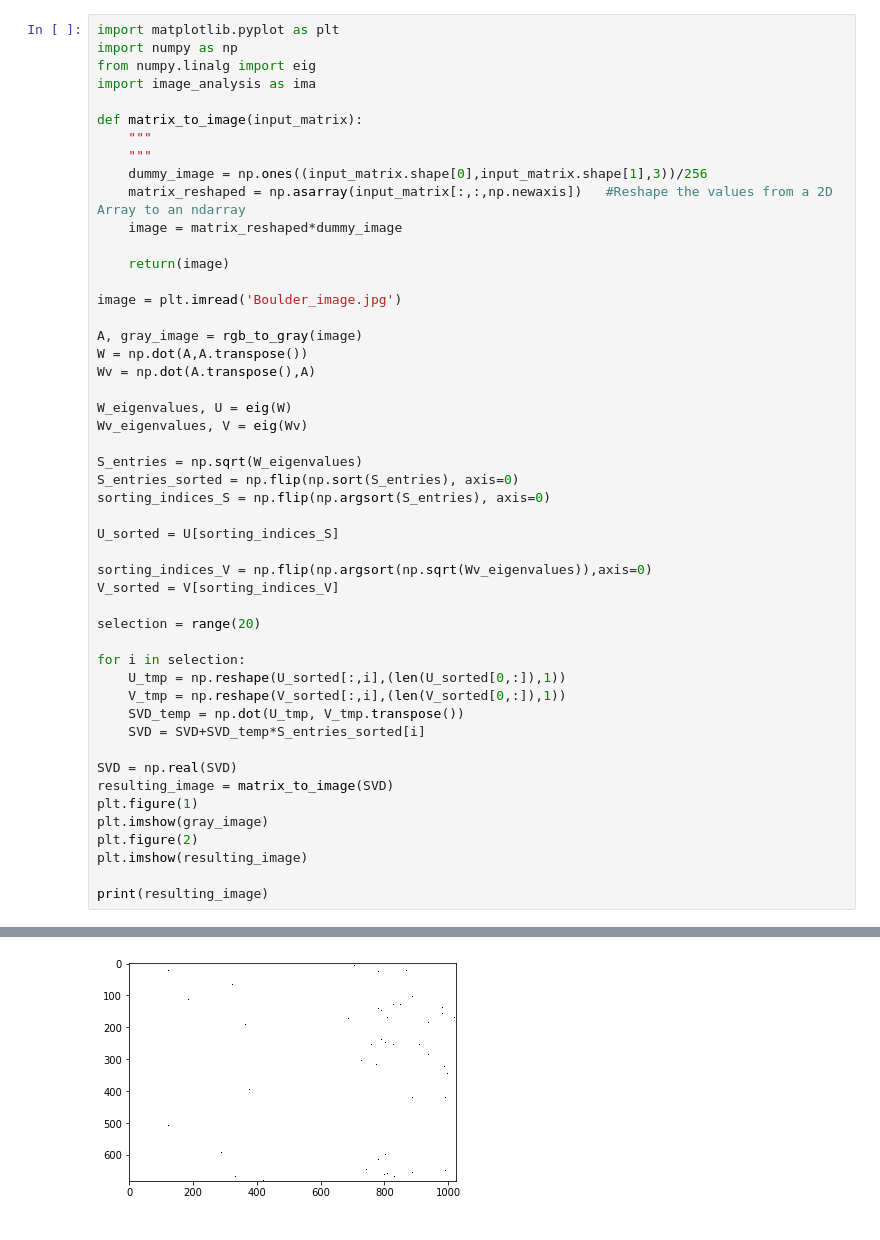
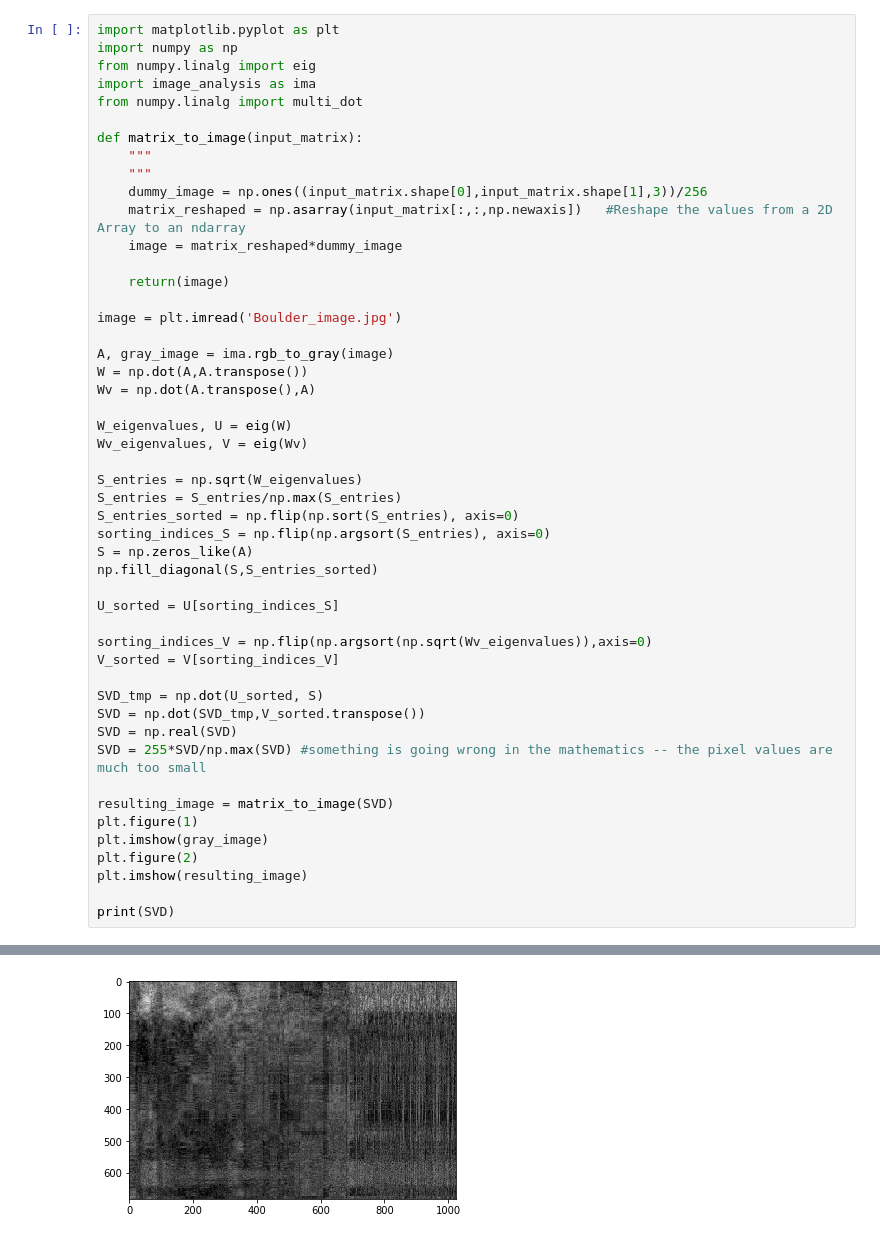
Before and after one commit to tcvanthiel/Image-Compression, a Jupyter notebook: matrix_manipulations.ipynb, the cells around one changed output, grey strips where cells are left out. Cells and saved outputs as stored; diff of their text form.

Commit message:
Save at the end of day 4, something wrong with the maths since the pixel values are much too small

```diff
--- a/matrix_manipulations.ipynb
+++ b/matrix_manipulations.ipynb
@@ -3,6 +3,7 @@ import matplotlib.pyplot as plt
 import numpy as np
 from numpy.linalg import eig
 import image_analysis as ima
+from numpy.linalg import multi_dot
 
 def matrix_to_image(input_matrix):
     """
@@ -15,7 +16,7 @@ def matrix_to_image(input_matrix):
 
 image = plt.imread('Boulder_image.jpg')
 
-A, gray_image = rgb_to_gray(image)
+A, gray_image = ima.rgb_to_gray(image)
 W = np.dot(A,A.transpose())
 Wv = np.dot(A.transpose(),A)
 
@@ -23,29 +24,28 @@ W_eigenvalues, U = eig(W)
 Wv_eigenvalues, V = eig(Wv)
 
 S_entries = np.sqrt(W_eigenvalues)
+S_entries = S_entries/np.max(S_entries)
 S_entries_sorted = np.flip(np.sort(S_entries), axis=0)
 sorting_indices_S = np.flip(np.argsort(S_entries), axis=0)
+S = np.zeros_like(A)
+np.fill_diagonal(S,S_entries_sorted)
 
 U_sorted = U[sorting_indices_S]
 
 sorting_indices_V = np.flip(np.argsort(np.sqrt(Wv_eigenvalues)),axis=0)
 V_sorted = V[sorting_indices_V]
 
-selection = range(20)
+SVD_tmp = np.dot(U_sorted, S)
+SVD = np.dot(SVD_tmp,V_sorted.transpose())
+SVD = np.real(SVD)
+SVD = 255*SVD/np.max(SVD) #something is going wrong in the mathematics -- the pixel values are much too small
 
-for i in selection:
-    U_tmp = np.reshape(U_sorted[:,i],(len(U_sorted[0,:]),1))
-    V_tmp = np.reshape(V_sorted[:,i],(len(V_sorted[0,:]),1))
-    SVD_temp = np.dot(U_tmp, V_tmp.transpose())
-    SVD = SVD+SVD_temp*S_entries_sorted[i]
-
-SVD = np.real(SVD)
 resulting_image = matrix_to_image(SVD)
 plt.figure(1)
 plt.imshow(gray_image)
 plt.figure(2)
 plt.imshow(resulting_image)
 
-print(resulting_image)
+print(SVD)
 # %% [output]
 Clipping input data to the valid range for imshow with RGB data ([0..1] for floats or [0..255] for integers).
@@ -69,2 +65,2 @@ Clipping input data to the valid range for imshow with RGB data ([0..1] for floa
 [figure]
-[figure, old version]
+[figure, new version]
```
Also changed, not shown: parts of 1 cell of this notebook.
